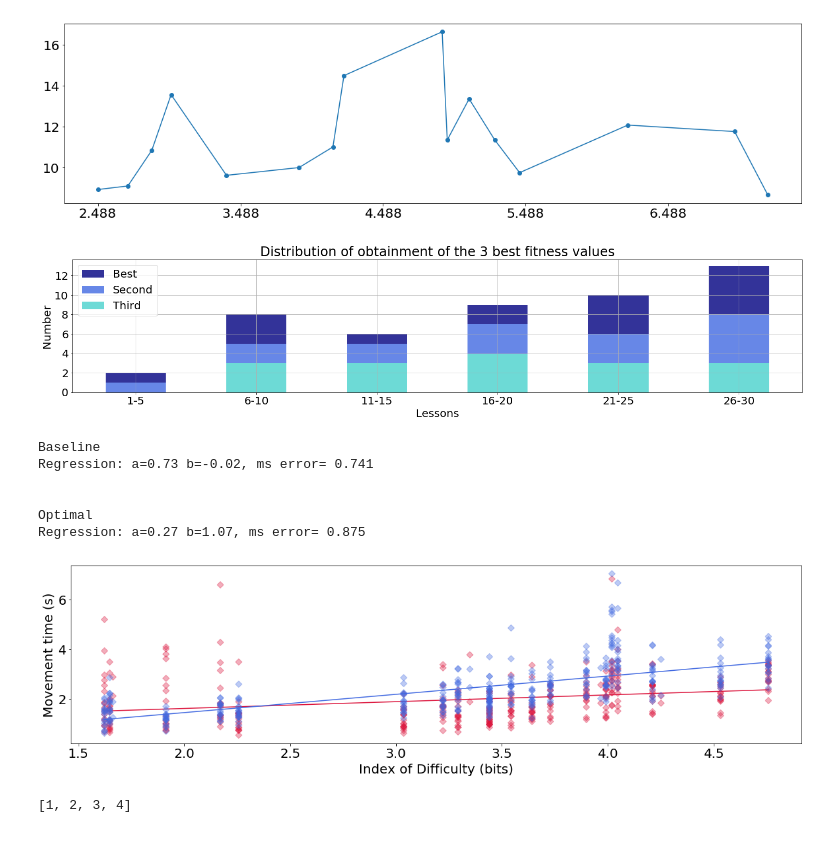
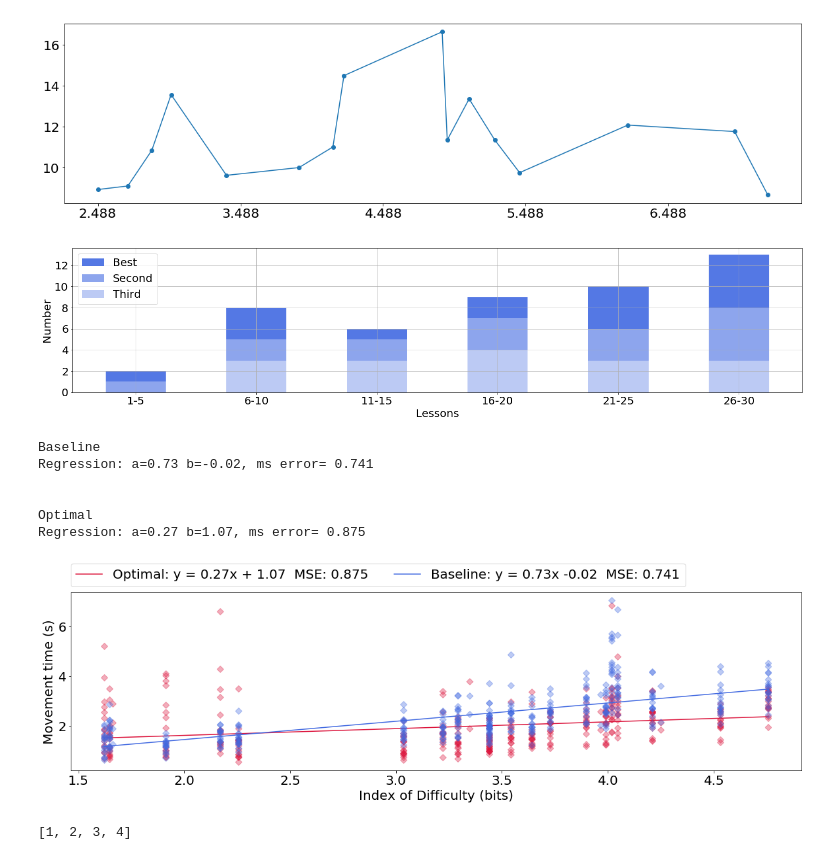
Before and after one commit to AndreeaStefan/SmartuistWrapper, a Jupyter notebook: evaluation/GetBestLength.ipynb, the cells around one changed output. Drawn from its saved outputs; the diff is of its cells as text; code cells hidden in the pictures.

Commit message:
best ftiness values + movement time over ID

```diff
--- a/evaluation/GetBestLength.ipynb
+++ b/evaluation/GetBestLength.ipynb
@@ -364,34 +364,9 @@ for p in players:
     second[math.floor(tmp[1]/5)] += 1
     third[math.floor(tmp[0]/5)] += 1
 
-# for lis in bestLessons:
-#     for i in range(3):
-#         plt.scatter(lis[i], i, alpha=0.8, color=cols3[i])
-
-# plt.show()
-
-
-
 # # data to plot
 n_groups = 6
 
-# # create plot
-
-# index = np.arange(n_groups)
-# bar_width = 0.5
-# opacity = 0.8
-
-# rects1 = plt.bar(index - 0.33*bar_width, best, bar_width/3,alpha=opacity,color=cols3[2],label='Best')
-# rects2 = plt.bar(index, second, bar_width/3, alpha=opacity, color=cols3[1] ,label='Second')
-# rects3 = plt.bar(index + bar_width*0.33, third, bar_width/3, alpha = opacity, color = cols3[0], label='Third')
-# plt.xlabel('Person')
-# plt.ylabel('Scores')
-# plt.title('Scores by person')
-# plt.xticks(index)
-# plt.legend()
-
-# plt.tight_layout()
-# plt.show()
 
 
 #GRAPHS#
@@ -409,16 +384,15 @@ plt.rc('figure', titlesize=BIGGER_SIZE)  # fontsize of the figure title
 
 index = np.arange(n_groups)
 bar_width = 0.5
-opacity = 0.8
+opacity = 0.9
 
 a  = np.add(np.array(second), np.array(third)).tolist()
 
-rects1 = plt.bar(index, best, bar_width, bottom=a, alpha=opacity,color=cols3[2],label='Best')
-rects2 = plt.bar(index, second, bar_width,bottom=third, alpha=opacity, color=cols3[1] ,label='Second')
-rects3 = plt.bar(index, third, bar_width, alpha = opacity, color = cols3[0], label='Third')
+rects1 = plt.bar(index, best, bar_width, bottom=a, alpha=opacity,color=blue,label='Best')
+rects2 = plt.bar(index, second, bar_width,bottom=third, alpha=0.6, color=blue ,label='Second')
+rects3 = plt.bar(index, third, bar_width, alpha = 0.35, color = blue, label='Third')
 plt.xlabel('Lessons')
 plt.ylabel('Number')
-plt.title('Distribution of obtainment of the 3 best fitness values',{'fontsize': BIGGER_SIZE})
 plt.xticks(index, ('1-5','6-10','11-15','16-20','21-25','26-30'))
 plt.yticks(list(range(0,14,2)))
 plt.legend()
@@ -428,7 +402,7 @@ plt.tight_layout()
 plt.savefig("BestFitnessDistribution",bbox_inches='tight', dpi=150)
 plt.show()
 # %% [output]
-[figure, old version]
+[figure, new version]
 # %%
 btmp, btmp2, baselineTimes, baselineIds = getResults(results, playersBaseline)
 btmp2, btmp3, optimalTimes, optimalIds = getResults(results, playersOptimal)
@@ -442,40 +416,42 @@ optimalIds = [item for sublist in optimalIds for item in sublist]
 
 idx   = np.argsort(baselineIds)
 baselineIds = (np.array(baselineIds)[idx]).tolist()
 baselineTimes = (np.array(baselineTimes)[idx]).tolist()
 
 idx   = np.argsort(optimalIds)
 optimalIds = (np.array(optimalIds)[idx]).tolist()
 optimalTimes = (np.array(optimalTimes)[idx]).tolist()
 
-(ar, br) = polyfit(baselineIds, baselineTimes, 1)
-baselineRegression = polyval([ar, br], baselineIds)
-err = sqrt(sum((baselineRegression - baselineTimes)**2)/len(baselineTimes))
-print('Baseline\nRegression: a=%.2f b=%.2f, ms error= %.3f' % (ar, br, err))
+(base_a, base_b) = polyfit(baselineIds, baselineTimes, 1)
+baselineRegression = polyval([base_a, base_b], baselineIds)
+base_err = sqrt(sum((baselineRegression - baselineTimes)**2)/len(baselineTimes))
+print('Baseline\nRegression: a=%.2f b=%.2f, ms error= %.3f' % (base_a, base_b, base_err))
 print('\n')
 
 (ar, br) = polyfit(optimalIds, optimalTimes, 1)
 optimalRegression = polyval([ar, br], optimalIds)
 err = sqrt(sum((optimalRegression - optimalTimes)**2)/len(optimalTimes))
 print('Optimal\nRegression: a=%.2f b=%.2f, ms error= %.3f' % (ar, br, err))
 print('\n')
 
 plt.plot(optimalIds, optimalTimes,  'D', alpha = 0.35, color = red, markersize=7)
-plt.plot(optimalIds, optimalRegression, '-',color = red)
+plt.plot(optimalIds, optimalRegression, '-',color = red, label='Optimal: y = {:.2f}x + {:.2f}  MSE: {:.3f}'.format(ar,br,err))
 plt.plot(baselineIds, baselineTimes,  'D', alpha = 0.35, color = blue, markersize=7)
-plt.plot(baselineIds, baselineRegression,'-', color=blue)
+plt.plot(baselineIds, baselineRegression,'-', color=blue, label='Baseline: y = {:.2f}x {:.2f}  MSE: {:.3f}'.format(base_a,base_b,base_err))
 plt.xlabel("Index of Difficulty (bits)")
 plt.ylabel("Movement time (s)")
+plt.legend(loc='best', ncol=2,  bbox_to_anchor=(.85, 1.2))
 # legend(['original','plus noise', 'regression'])
+plt.savefig("MovementTimeID",bbox_inches='tight', dpi=150)
 plt.show()
 # %% [output]
 Baseline
 Regression: a=0.73 b=-0.02, ms error= 0.741
 
 
 Optimal
 Regression: a=0.27 b=1.07, ms error= 0.875
-[figure, old version]
+[figure, new version]
 # %%
 # %% [output]
 [1, 2, 3, 4]
```
